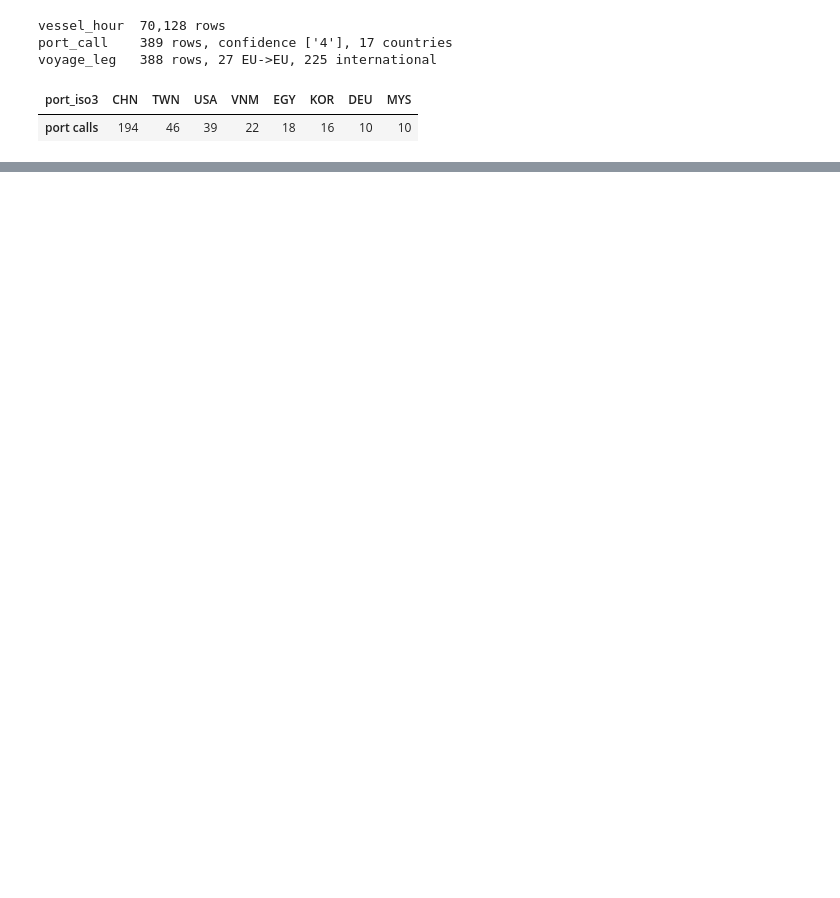
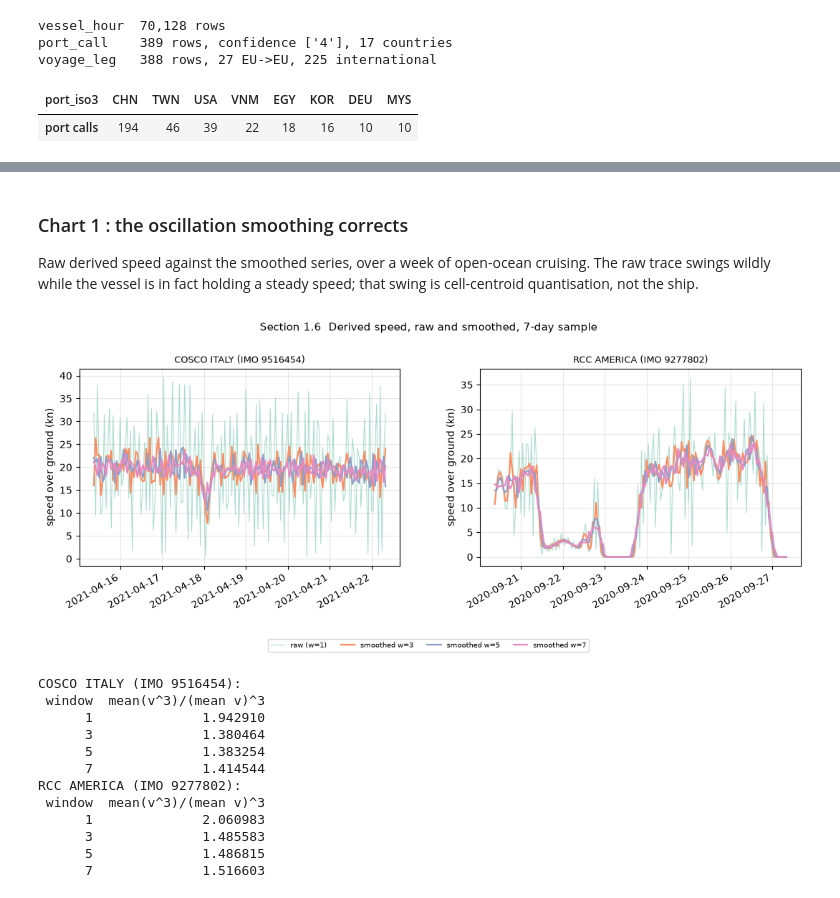
Before and after one commit to arantzazu-arregui/emissions-allocation, a Jupyter notebook: notebooks/01_methodology_walkthrough.ipynb, the cells around one changed output, grey strips where cells are left out. Cells and saved outputs as stored; diff of their text form; code cells hidden in the pictures; blank space fills up the shorter version.

```diff
--- a/notebooks/01_methodology_walkthrough.ipynb
+++ b/notebooks/01_methodology_walkthrough.ipynb
@@ -557,18 +181,0 @@ tightly at ports; transit hours trace the trade lanes.
-# %%
-track = ref.merge(spine[["imo", "ts", "lat", "lon"]], on=["imo", "ts"], how="left").dropna(
-    subset=["lat", "lon"])
-colours = {"at_berth": "tab:red", "anchored": "tab:orange", "manoeuvring": "tab:purple",
-           "slow_transit": "tab:blue", "normal_cruising": "tab:green"}
-
-fig, ax = plt.subplots(figsize=(13, 6.5))
-for mode, colour in colours.items():
-    sub = track[track.operating_mode == mode]
-    if not sub.empty:
-        ax.scatter(sub.lon, sub.lat, s=1.4, alpha=0.45, c=colour,
-                   label=f"{mode} ({len(sub):,} h)")
-ax.set_xlabel("longitude"); ax.set_ylabel("latitude")
-ax.set_xlim(-180, 180); ax.set_ylim(-60, 75)
-ax.set_title(f"§4.1  IMO {vessel.imo} track by operating mode, "
-             f"{cfg.start_date}–{cfg.end_date}")
-ax.legend(markerscale=8, fontsize=9, loc="lower left", ncol=2)
-plt.show()
@@ -884,0 +182,49 @@ code, never a substituted default.
+# %% [markdown]
+### Chart 1 : the oscillation smoothing corrects
+
+Raw derived speed against the smoothed series, over a week of open-ocean cruising. The raw
+trace swings wildly while the vessel is in fact holding a steady speed; that swing is
+cell-centroid quantisation, not the ship.
+# %%
+window_days = 7
+fig, axes = plt.subplots(1, 2, figsize=(13, 5.0))
+for ax, v in zip(axes, cfg):
+    vessel_spine = pd.read_parquet(INTERIM / f"vessel_hour_{v.imo}.parquet")
+    at_sea = vessel_spine[(~vessel_spine.is_inactive) & (vessel_spine.sog_raw > 8)]
+    start = at_sea.ts.iloc[len(at_sea) // 2]
+    sample = vessel_spine[(vessel_spine.ts >= start) & (vessel_spine.ts < start + pd.Timedelta(days=window_days))]
+    ax.plot(sample.ts, sample.sog_raw, lw=0.8, alpha=0.55, label="raw (w=1)")
+    for w in [w for w in cfg.run["smoothing_windows"] if w > 1]:
+        ax.plot(sample.ts, sample[f"sog_w{w}"], lw=1.6, label=f"smoothed w={w}")
+    ax.set_ylabel("speed over ground (kn)")
+    ax.set_title(f"{v.shipnames[0]} (IMO {v.imo})", fontsize=9)
+    ax.tick_params(axis="x", labelrotation=30)
+    for label in ax.get_xticklabels():
+        label.set_horizontalalignment("right")
+handles, labels = axes[0].get_legend_handles_labels()
+fig.subplots_adjust(bottom=0.3, top=0.85, wspace=0.25)
+fig.legend(handles, labels, loc="lower center", ncol=len(labels), fontsize=7, bbox_to_anchor=(0.5, 0.06), borderaxespad=0)
+fig.suptitle(f"Section 1.6  Derived speed, raw and smoothed, {window_days}-day sample", fontsize=11)
+plt.show()
+
+for v in cfg:
+    vessel_spine = pd.read_parquet(INTERIM / f"vessel_hour_{v.imo}.parquet")
+    active = vessel_spine[~vessel_spine.is_inactive]
+    bias = pd.DataFrame({"window": cfg.run["smoothing_windows"],
+                         "mean(v^3)/(mean v)^3": [activity.cubic_bias(active[f"sog_w{w}"]) for w in cfg.run["smoothing_windows"]]})
+    print(f"{v.shipnames[0]} (IMO {v.imo}):")
+    print(bias.to_string(index=False))
+# %% [output]
+[figure, added]
+COSCO ITALY (IMO 9516454):
+ window  mean(v^3)/(mean v)^3
+      1              1.942910
+      3              1.380464
+      5              1.383254
+      7              1.414544
+RCC AMERICA (IMO 9277802):
+ window  mean(v^3)/(mean v)^3
+      1              2.060983
+      3              1.485583
+      5              1.486815
+      7              1.516603
```
Also changed, not shown: parts of 53 cells of this notebook, 5 other files.
